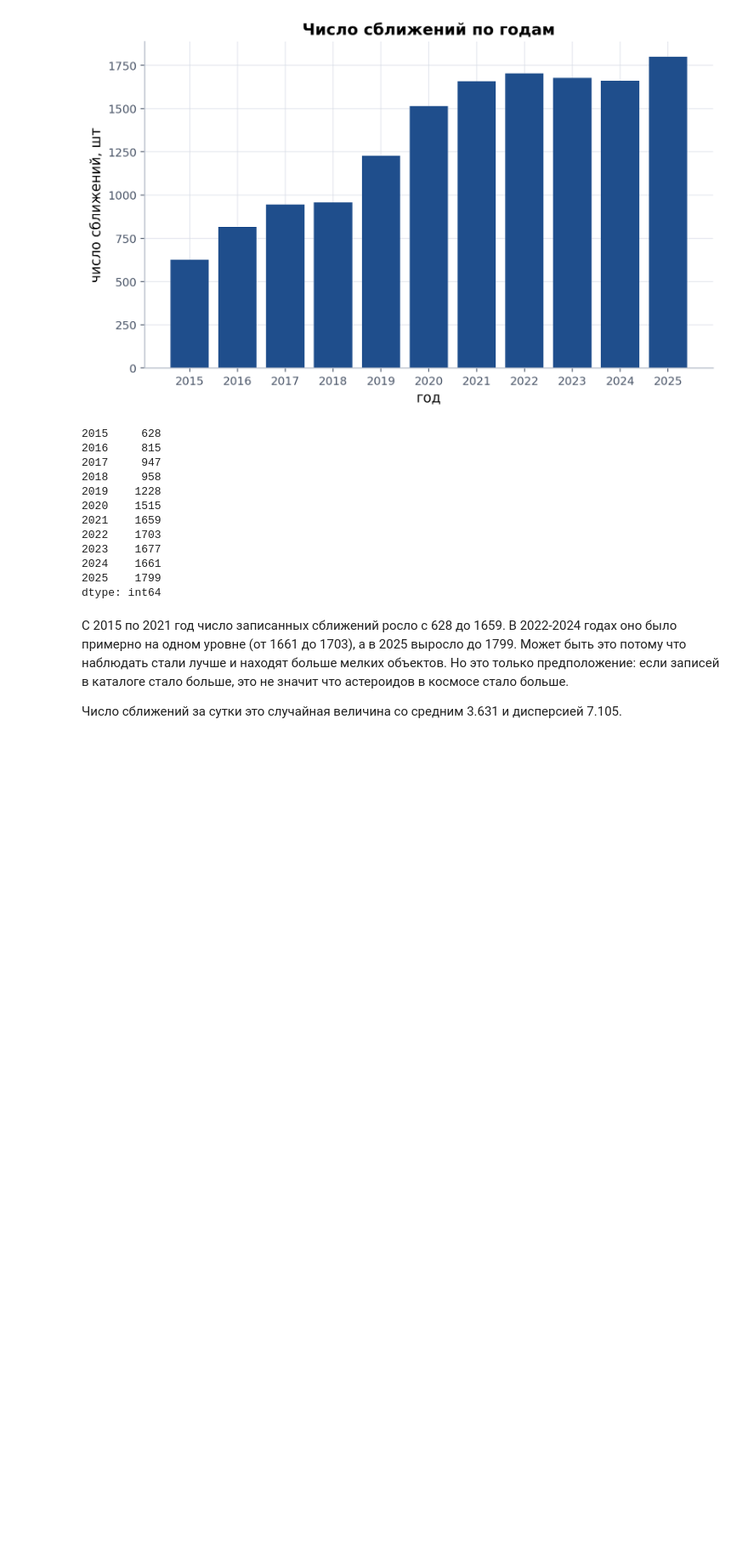
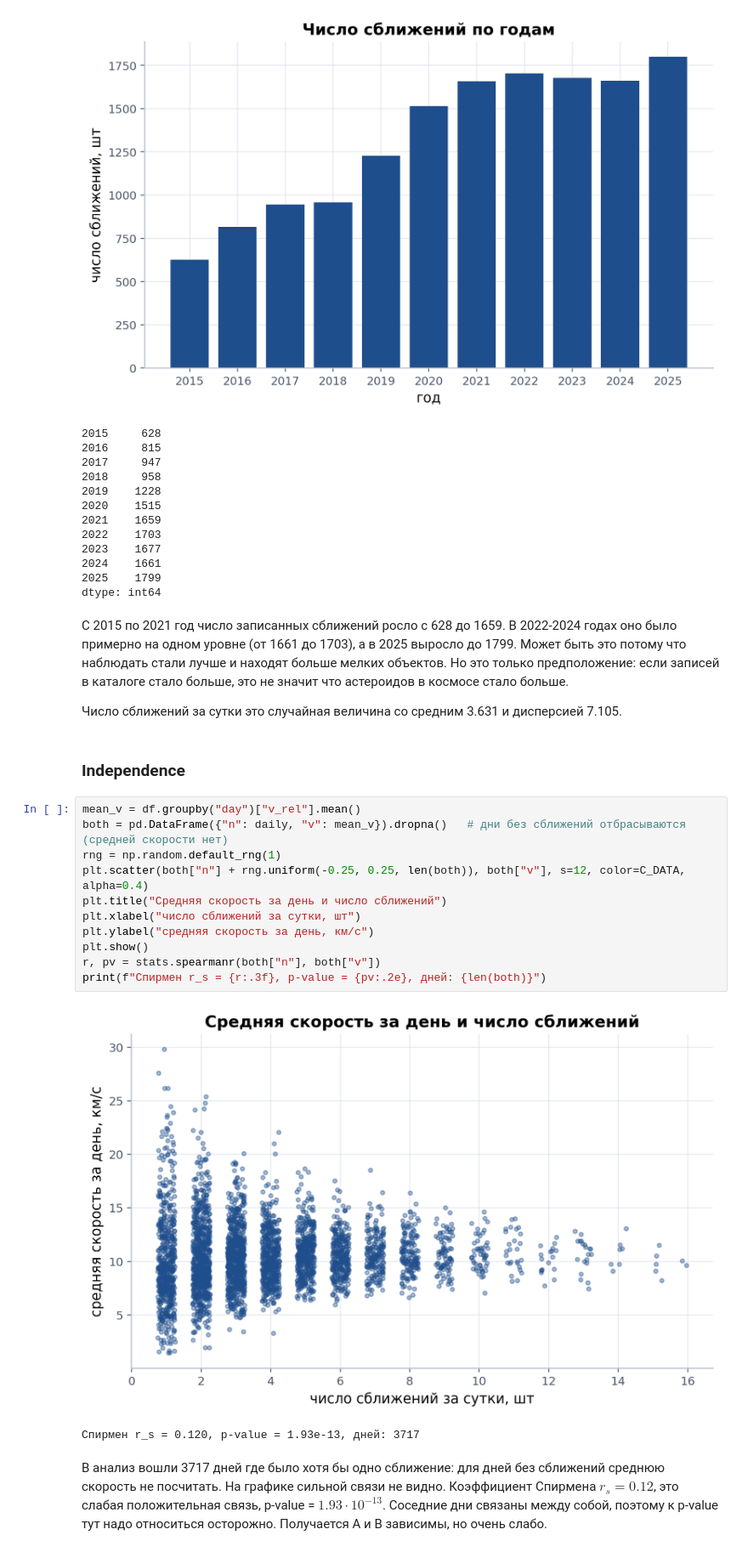
Before and after one commit to kotok9/app-stat-lab01, a Jupyter notebook: lab01_asteroids.ipynb, the cells around one changed output. Shown at 85% size. Saved outputs shown, nothing was run; the diff lists cells and outputs as text; blank space fills up the shorter version.

```diff
--- a/lab01_asteroids.ipynb
+++ b/lab01_asteroids.ipynb
@@ -389,3 +389,21 @@ dtype: int64
 С 2015 по 2021 год число записанных сближений росло с 628 до 1659. В 2022-2024 годах оно было примерно на одном уровне (от 1661 до 1703), а в 2025 выросло до 1799. Может быть это потому что наблюдать стали лучше и находят больше мелких объектов. Но это только предположение: если записей в каталоге стало больше, это не значит что астероидов в космосе стало больше.
 
 Число сближений за сутки это случайная величина со средним 3.631 и дисперсией 7.105.
+# %% [markdown]
+### Independence
+# %%
+mean_v = df.groupby("day")["v_rel"].mean()
+both = pd.DataFrame({"n": daily, "v": mean_v}).dropna()   # дни без сближений отбрасываются (средней скорости нет)
+rng = np.random.default_rng(1)
+plt.scatter(both["n"] + rng.uniform(-0.25, 0.25, len(both)), both["v"], s=12, color=C_DATA, alpha=0.4)
+plt.title("Средняя скорость за день и число сближений")
+plt.xlabel("число сближений за сутки, шт")
+plt.ylabel("средняя скорость за день, км/с")
+plt.show()
+r, pv = stats.spearmanr(both["n"], both["v"])
+print(f"Спирмен r_s = {r:.3f}, p-value = {pv:.2e}, дней: {len(both)}")
+# %% [output]
+[figure, added]
+Спирмен r_s = 0.120, p-value = 1.93e-13, дней: 3717
+# %% [markdown]
+В анализ вошли 3717 дней где было хотя бы одно сближение: для дней без сближений среднюю скорость не посчитать. На графике сильной связи не видно. Коэффициент Спирмена $r_s = 0.12$, это слабая положительная связь, p-value = $1.93\cdot10^{-13}$. Соседние дни связаны между собой, поэтому к p-value тут надо относиться осторожно. Получается A и B зависимы, но очень слабо.
```
Also changed, not shown: parts of 1 cell of this notebook.
